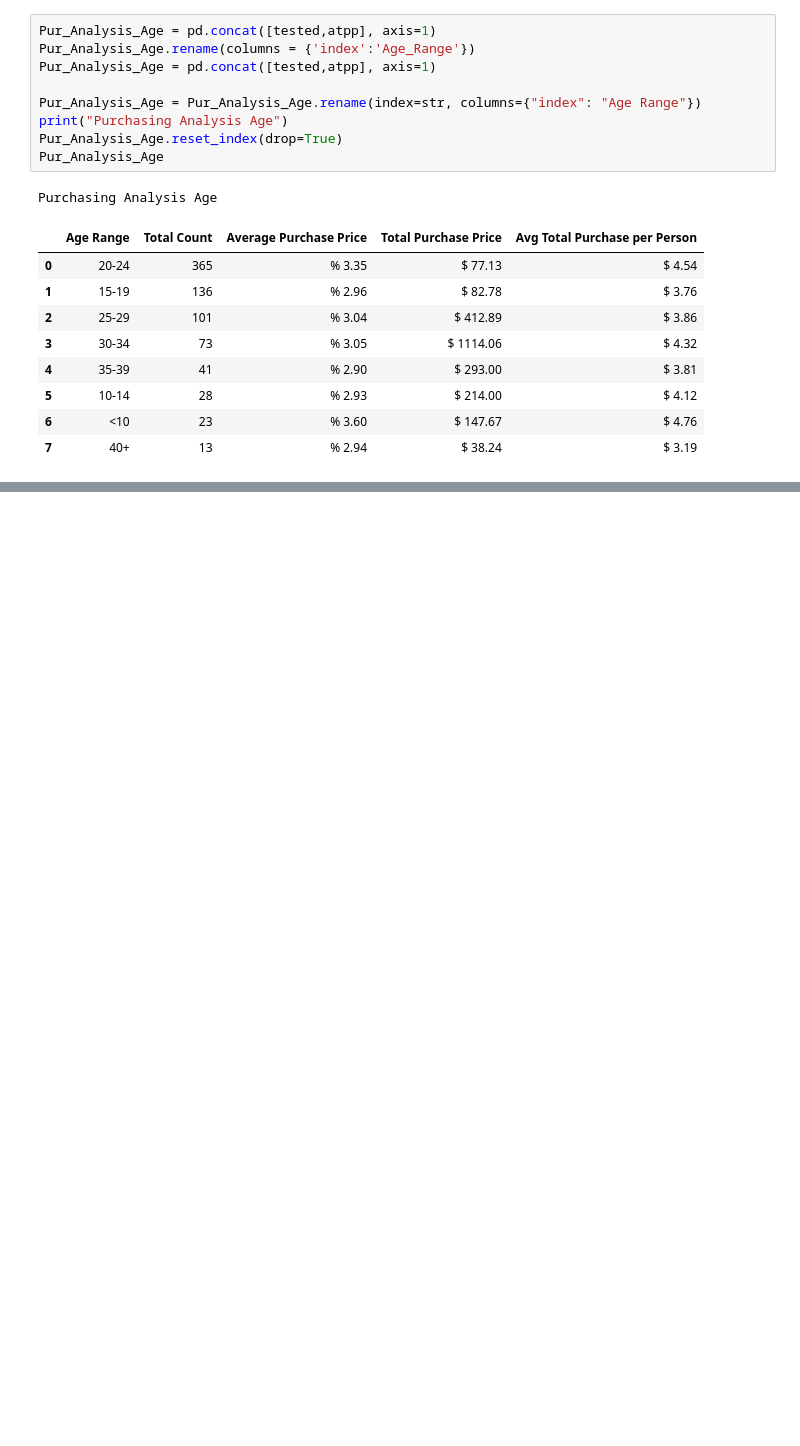
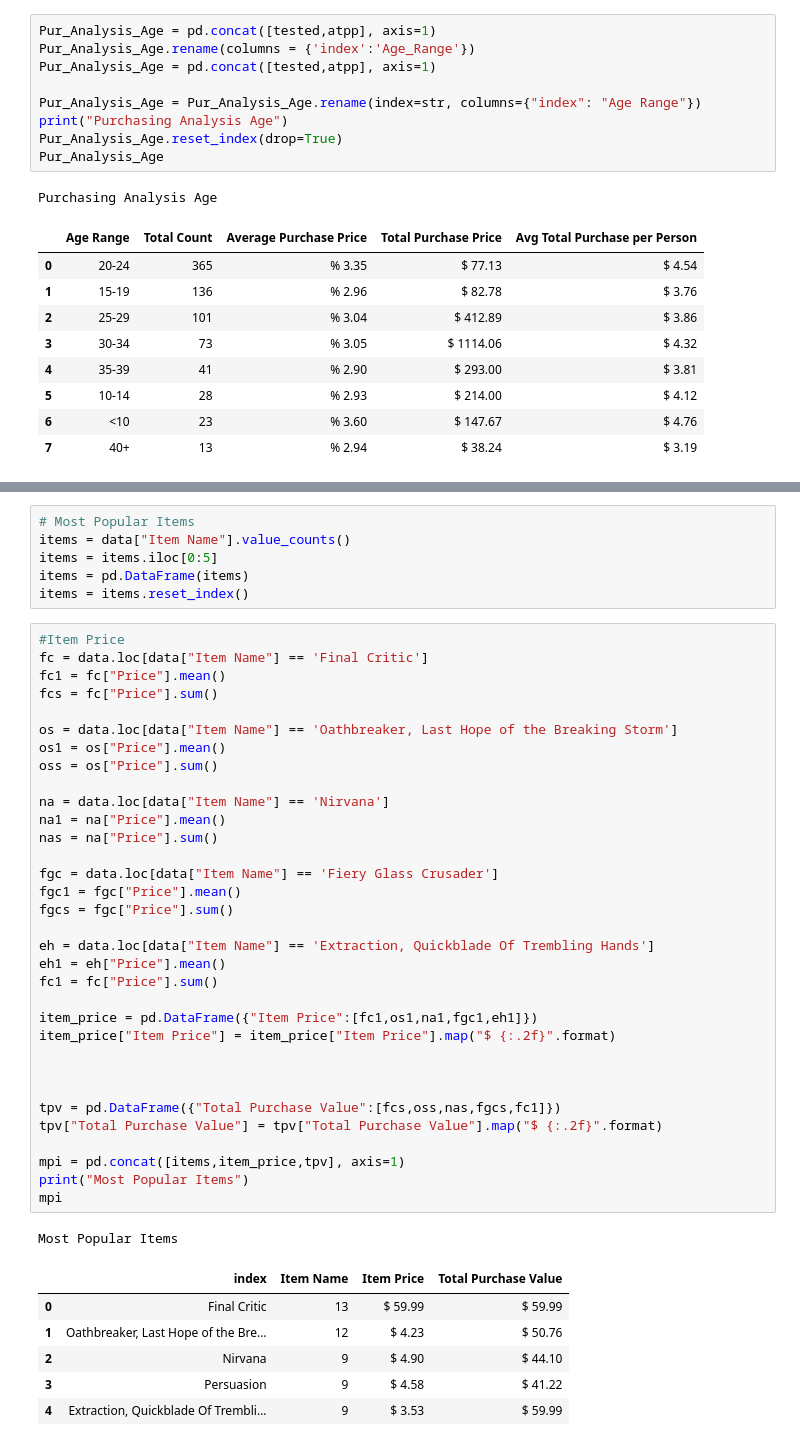
Before and after one commit to SpacePatroller/Heroes_Of_Pymoli, a Jupyter notebook: Pymoli.jup.ipynb, the cells around one changed output, grey strips where cells are left out. Saved outputs shown, nothing was run; the diff lists cells and outputs as text; blank space fills up the shorter version.

```diff
--- a/Pymoli.jup.ipynb
+++ b/Pymoli.jup.ipynb
@@ -361 +320,48 @@ avp4.set_index("Name")
+# %%
+# Most Popular Items
+items = data["Item Name"].value_counts()
+items = items.iloc[0:5]
+items = pd.DataFrame(items)
+items = items.reset_index()
+# %%
+#Item Price
+fc = data.loc[data["Item Name"] == 'Final Critic']
+fc1 = fc["Price"].mean()
+fcs = fc["Price"].sum()
+
+os = data.loc[data["Item Name"] == 'Oathbreaker, Last Hope of the Breaking Storm']
+os1 = os["Price"].mean()
+oss = os["Price"].sum()
+
+na = data.loc[data["Item Name"] == 'Nirvana']
+na1 = na["Price"].mean()
+nas = na["Price"].sum()
+
+fgc = data.loc[data["Item Name"] == 'Fiery Glass Crusader']
+fgc1 = fgc["Price"].mean()
+fgcs = fgc["Price"].sum()
+
+eh = data.loc[data["Item Name"] == 'Extraction, Quickblade Of Trembling Hands']
+eh1 = eh["Price"].mean()
+fc1 = fc["Price"].sum()
+
+item_price = pd.DataFrame({"Item Price":[fc1,os1,na1,fgc1,eh1]})
+item_price["Item Price"] = item_price["Item Price"].map("$ {:.2f}".format)
+
+
+
+tpv = pd.DataFrame({"Total Purchase Value":[fcs,oss,nas,fgcs,fc1]})
+tpv["Total Purchase Value"] = tpv["Total Purchase Value"].map("$ {:.2f}".format)
+
+mpi = pd.concat([items,item_price,tpv], axis=1)
+print("Most Popular Items")
+mpi
+# %% [output]
+Most Popular Items
+|  | index | Item Name | Item Price | Total Purchase Value |
+| 0 | Final Critic | 13 | $ 59.99 | $ 59.99 |
+| 1 | Oathbreaker, Last Hope of the Bre... | 12 | $ 4.23 | $ 50.76 |
+| 2 | Nirvana | 9 | $ 4.90 | $ 44.10 |
+| 3 | Persuasion | 9 | $ 4.58 | $ 41.22 |
+| 4 | Extraction, Quickblade Of Trembli... | 9 | $ 3.53 | $ 59.99 |
 # %%
```
Also changed, not shown: parts of 7 cells of this notebook, 1 other file.
